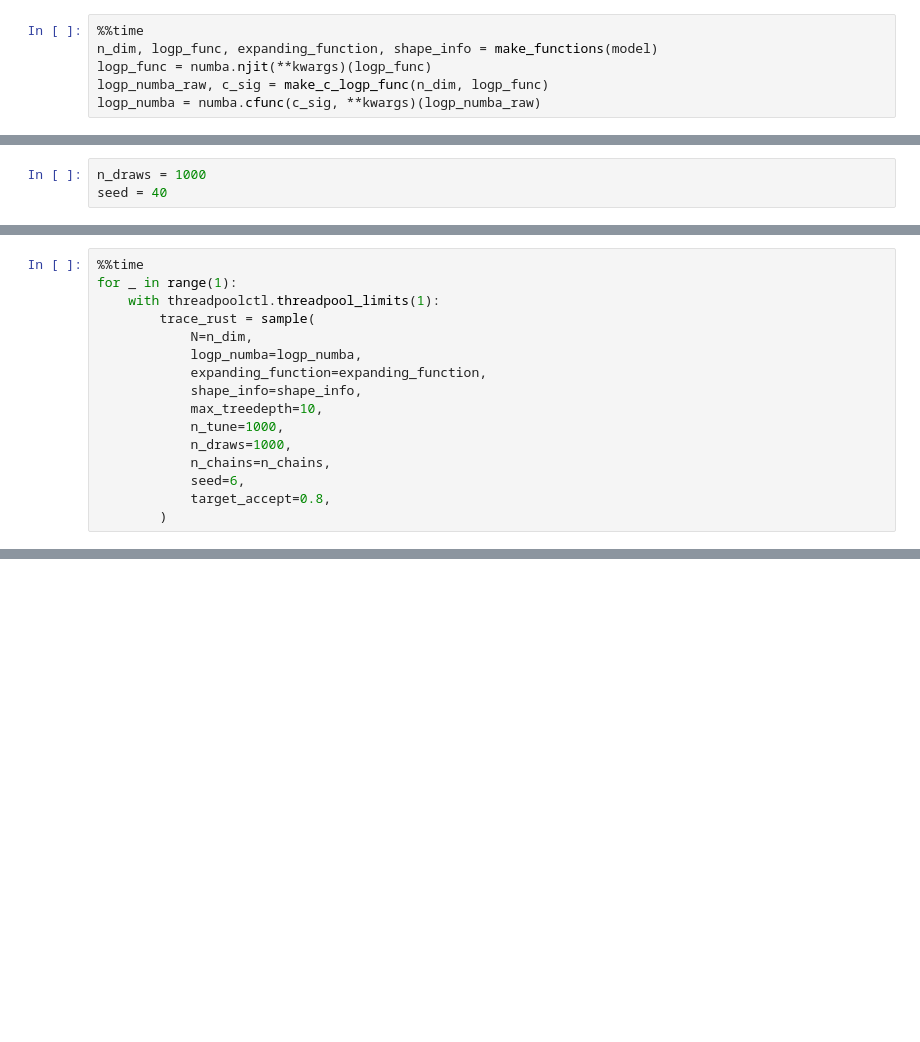
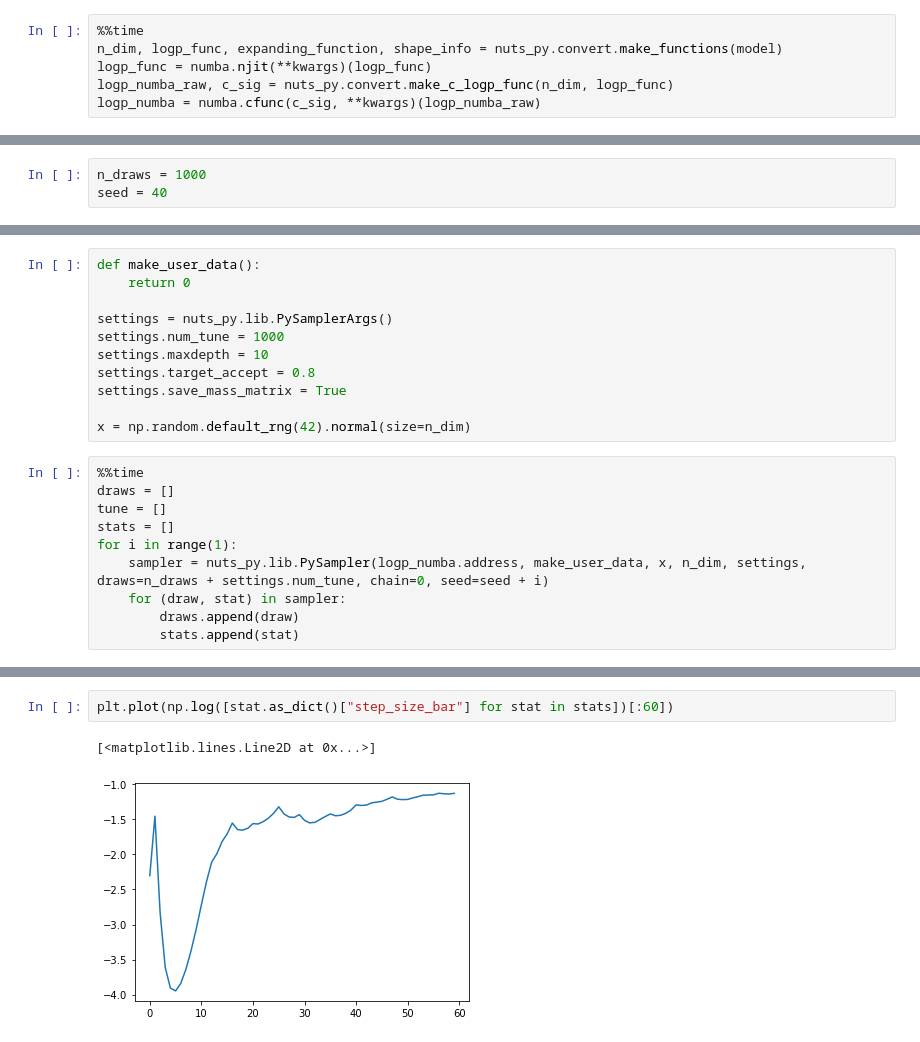
Before and after one commit to pymc-devs/nutpie, a Jupyter notebook: notebooks/aesara_logp.ipynb, the cells around one changed output, grey strips where cells are left out. Drawn from its saved outputs; the diff is of its cells as text; blank space fills up the shorter version.

Commit message:
Update rust sampler

```diff
--- a/notebooks/aesara_logp.ipynb
+++ b/notebooks/aesara_logp.ipynb
@@ -327,7 +147,7 @@ kwargs = {
 # %%
 %%time
-n_dim, logp_func, expanding_function, shape_info = make_functions(model)
+n_dim, logp_func, expanding_function, shape_info = nuts_py.convert.make_functions(model)
 logp_func = numba.njit(**kwargs)(logp_func)
-logp_numba_raw, c_sig = make_c_logp_func(n_dim, logp_func)
+logp_numba_raw, c_sig = nuts_py.convert.make_c_logp_func(n_dim, logp_func)
 logp_numba = numba.cfunc(c_sig, **kwargs)(logp_numba_raw)
 # %% [output]
@@ -421,16 +175,0 @@ os.getpid()
-# %%
-%%time
-for _ in range(1):
-    with threadpoolctl.threadpool_limits(1):
-        trace_rust = sample(
-            N=n_dim,
-            logp_numba=logp_numba,
-            expanding_function=expanding_function,
-            shape_info=shape_info,
-            max_treedepth=10,
-            n_tune=1000,
-            n_draws=1000,
-            n_chains=n_chains,
-            seed=6,
-            target_accept=0.8,
-        )
@@ -474,0 +176,21 @@ arviz.plot_autocorr(trace_py.posterior.a.values[0, :, 0])
+# %%
+def make_user_data():
+    return 0
+
+settings = nuts_py.lib.PySamplerArgs()
+settings.num_tune = 1000
+settings.maxdepth = 10
+settings.target_accept = 0.8
+settings.save_mass_matrix = True
+
+x = np.random.default_rng(42).normal(size=n_dim)
+# %%
+%%time
+draws = []
+tune = []
+stats = []
+for i in range(1):
+    sampler = nuts_py.lib.PySampler(logp_numba.address, make_user_data, x, n_dim, settings, draws=n_draws + settings.num_tune, chain=0, seed=seed + i)
+    for (draw, stat) in sampler:
+        draws.append(draw)
+        stats.append(stat)
@@ -474,0 +200,5 @@ arviz.plot_autocorr(trace_py.posterior.a.values[0, :, 0])
+# %%
+plt.plot(np.log([stat.as_dict()["step_size_bar"] for stat in stats])[:60])
+# %% [output]
+[<matplotlib.lines.Line2D at 0x...>]
+[figure, added]
```
Also changed, not shown: parts of 54 cells of this notebook, 4 other files.
